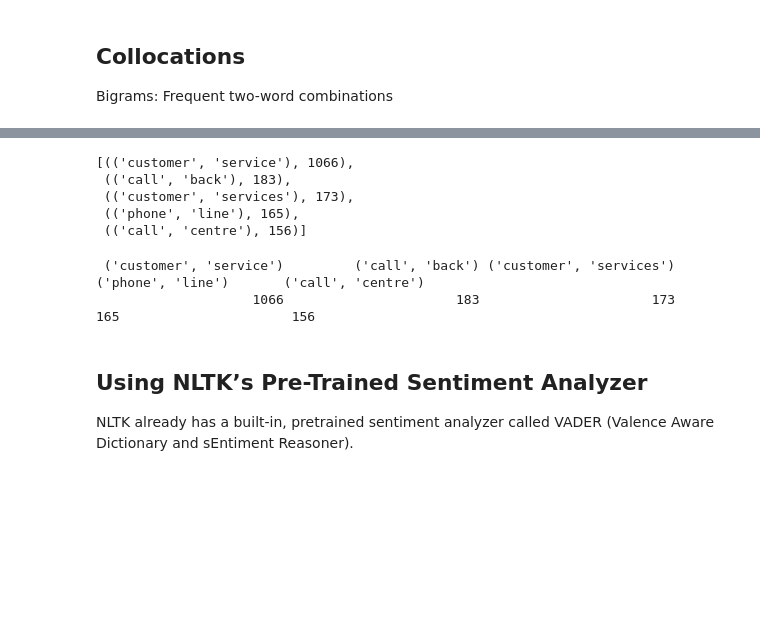
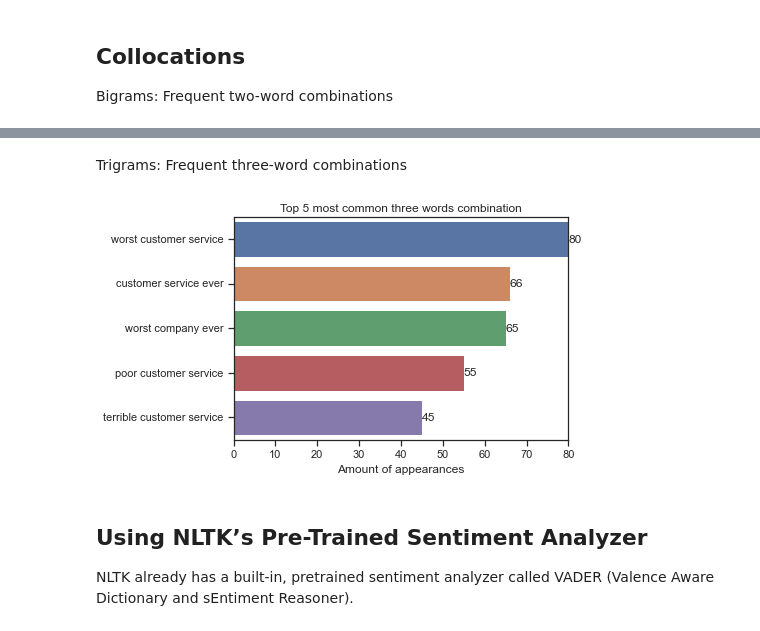
Before and after one commit to KarolinaMikiciuk/bt_group_project, a Jupyter notebook: nltk_sentiment_analysis.ipynb, the cells around one changed output, grey strips where cells are left out. Cells and saved outputs as stored; diff of their text form; code cells hidden in the pictures; blank space fills up the shorter version.

Commit message:
update nltk and team notebook

```diff
--- a/nltk_sentiment_analysis.ipynb
+++ b/nltk_sentiment_analysis.ipynb
@@ -203,16 +240,12 @@ finder = nltk.collocations.BigramCollocationFinder.from_words(words)
+# %% [markdown]
+Trigrams: Frequent three-word combinations
 # %%
-finder.ngram_fd.most_common(5)
+finder2 = nltk.collocations.TrigramCollocationFinder.from_words(words)
+trigram = finder2.ngram_fd.most_common(5)
+
+plot_n_grams(trigram, 'three words')
 # %% [output]
-[(('customer', 'service'), 1066),
- (('call', 'back'), 183),
- (('customer', 'services'), 173),
- (('phone', 'line'), 165),
- (('call', 'centre'), 156)]
+[figure, added]
-# %%
-finder.ngram_fd.tabulate(5)
-# %% [output]
- ('customer', 'service')         ('call', 'back') ('customer', 'services')        ('phone', 'line')       ('call', 'centre')
-                    1066                      183                      173                      165                      156
 # %% [markdown]
 ## Using NLTK’s Pre-Trained Sentiment Analyzer
 
```
Also changed, not shown: parts of 3 cells of this notebook, 1 other file.
